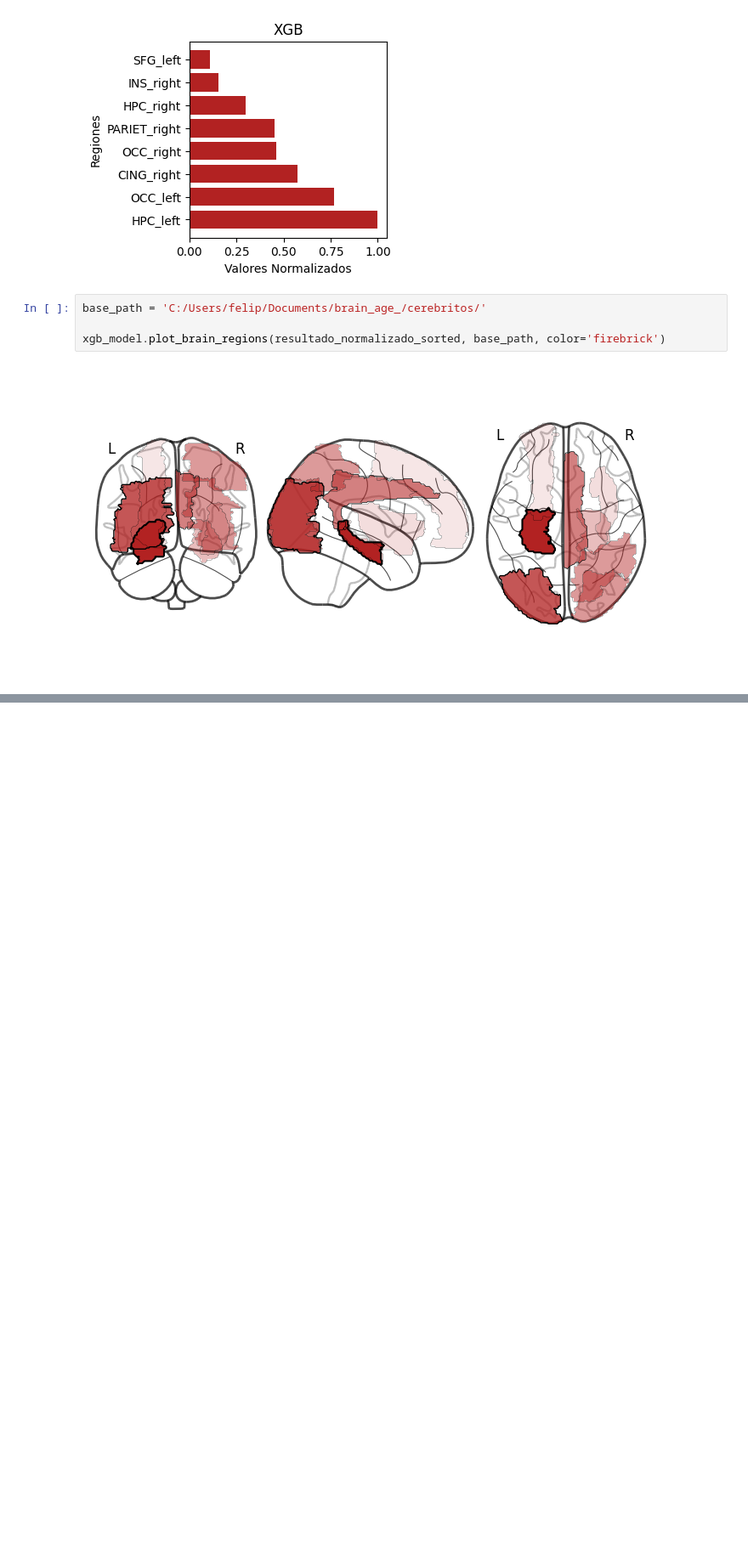
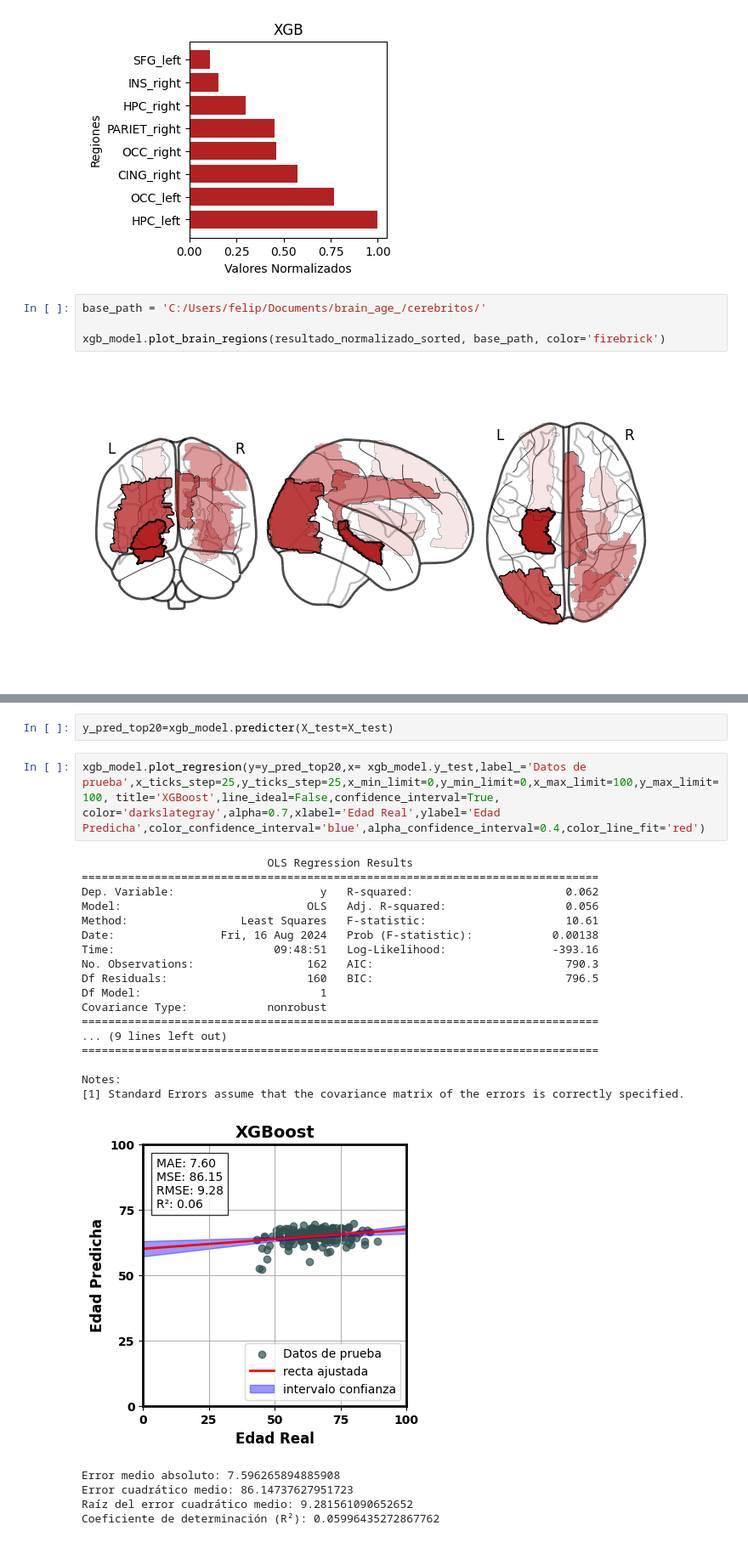
Before and after one commit to carrielfelipe/Brain_Age, a Jupyter notebook: XGBoost/XGBoost_40.ipynb, the cells around one changed output, grey strips where cells are left out. Shown at 85% size. Saved outputs shown, nothing was run; the diff lists cells and outputs as text; blank space fills up the shorter version.

```diff
--- a/XGBoost/XGBoost_40.ipynb
+++ b/XGBoost/XGBoost_40.ipynb
@@ -397,0 +528,27 @@ xgb_model.plot_brain_regions(resultado_normalizado_sorted, base_path, color='fir
+# %%
+y_pred_top20=xgb_model.predicter(X_test=X_test)
+# %%
+xgb_model.plot_regresion(y=y_pred_top20,x= xgb_model.y_test,label_='Datos de prueba',x_ticks_step=25,y_ticks_step=25,x_min_limit=0,y_min_limit=0,x_max_limit=100,y_max_limit=100, title='XGBoost',line_ideal=False,confidence_interval=True, color='darkslategray',alpha=0.7,xlabel='Edad Real',ylabel='Edad Predicha',color_confidence_interval='blue',alpha_confidence_interval=0.4,color_line_fit='red')
+# %% [output]
+                            OLS Regression Results
+==============================================================================
+Dep. Variable:                      y   R-squared:                       0.062
+Model:                            OLS   Adj. R-squared:                  0.056
+Method:                 Least Squares   F-statistic:                     10.61
+Date:                Fri, 16 Aug 2024   Prob (F-statistic):            0.00138
+Time:                        09:48:51   Log-Likelihood:                -393.16
+No. Observations:                 162   AIC:                             790.3
+Df Residuals:                     160   BIC:                             796.5
+Df Model:                           1
+Covariance Type:            nonrobust
+==============================================================================
+... (9 lines left out)
+==============================================================================
+
+Notes:
+[1] Standard Errors assume that the covariance matrix of the errors is correctly specified.
+[figure, added]
+Error medio absoluto: 7.596265894885908
+Error cuadrático medio: 86.14737627951723
+Raíz del error cuadrático medio: 9.281561090652652
+Coeficiente de determinación (R²): 0.05996435272867762
```
Also changed, not shown: parts of 49 cells of this notebook, 16 other files.
